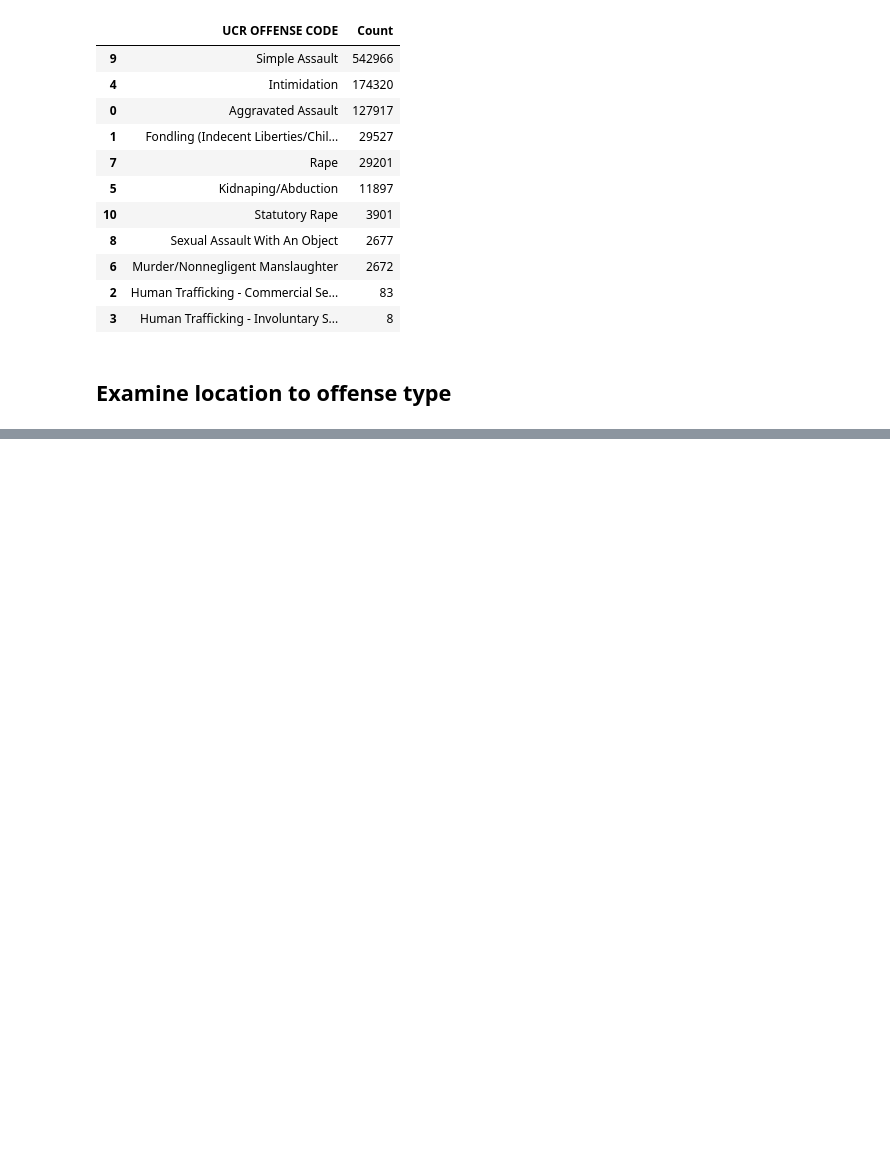
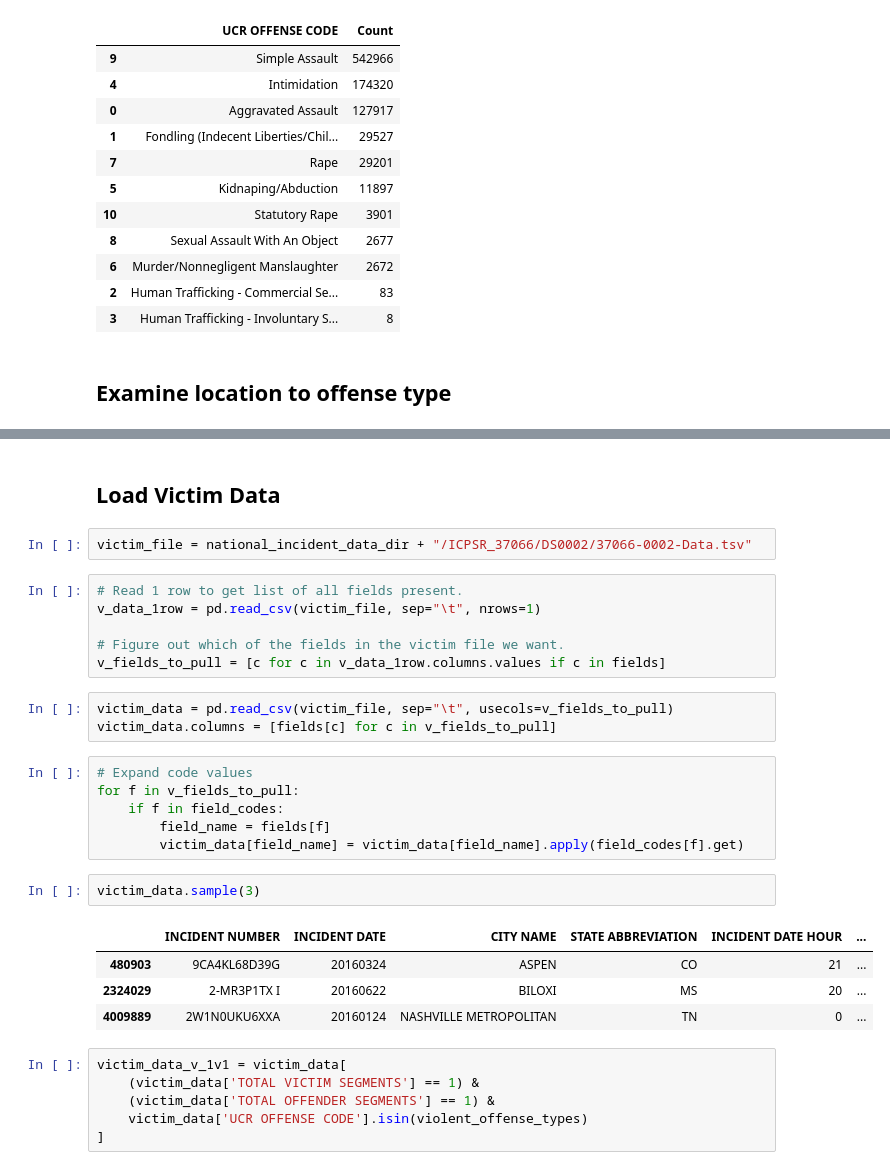
Before and after one commit to castle8080/violence_research, a Jupyter notebook: nat_incident_data.ipynb, the cells around one changed output, grey strips where cells are left out. Drawn from its saved outputs; the diff is of its cells as text; blank space fills up the shorter version.

```diff
--- a/nat_incident_data.ipynb
+++ b/nat_incident_data.ipynb
@@ -316,0 +320,32 @@ location_to_offense_stats
+# %% [markdown]
+## Load Victim Data
+# %%
+victim_file = national_incident_data_dir + "/ICPSR_37066/DS0002/37066-0002-Data.tsv"
+# %%
+# Read 1 row to get list of all fields present.
+v_data_1row = pd.read_csv(victim_file, sep="\t", nrows=1)
+
+# Figure out which of the fields in the victim file we want.
+v_fields_to_pull = [c for c in v_data_1row.columns.values if c in fields]
+# %%
+victim_data = pd.read_csv(victim_file, sep="\t", usecols=v_fields_to_pull)
+victim_data.columns = [fields[c] for c in v_fields_to_pull]
+# %%
+# Expand code values
+for f in v_fields_to_pull:
+    if f in field_codes:
+        field_name = fields[f]
+        victim_data[field_name] = victim_data[field_name].apply(field_codes[f].get)
+# %%
+victim_data.sample(3)
+# %% [output]
+|  | INCIDENT NUMBER | INCIDENT DATE | CITY NAME | STATE ABBREVIATION | INCIDENT DATE HOUR | ... |
+| 480903 | 9CA4KL68D39G | 20160324 | ASPEN | CO | 21 | ... |
+| 2324029 | 2-MR3P1TX I | 20160622 | BILOXI | MS | 20 | ... |
+| 4009889 | 2W1N0UKU6XXA | 20160124 | NASHVILLE METROPOLITAN | TN | 0 | ... |
+# %%
+victim_data_v_1v1 = victim_data[
+    (victim_data['TOTAL VICTIM SEGMENTS'] == 1) &
+    (victim_data['TOTAL OFFENDER SEGMENTS'] == 1) &
+    victim_data['UCR OFFENSE CODE'].isin(violent_offense_types)
+]
```
Also changed, not shown: parts of 6 cells of this notebook.
